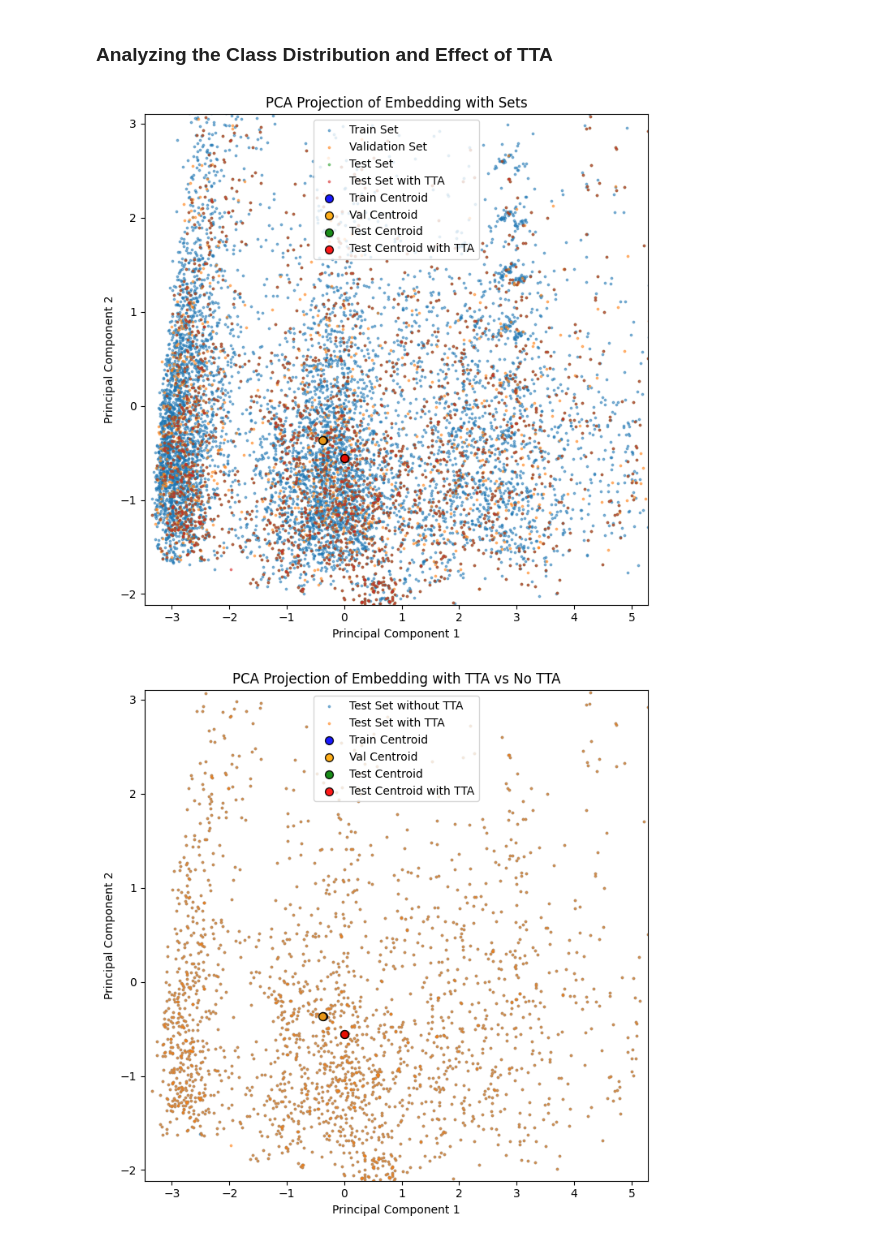
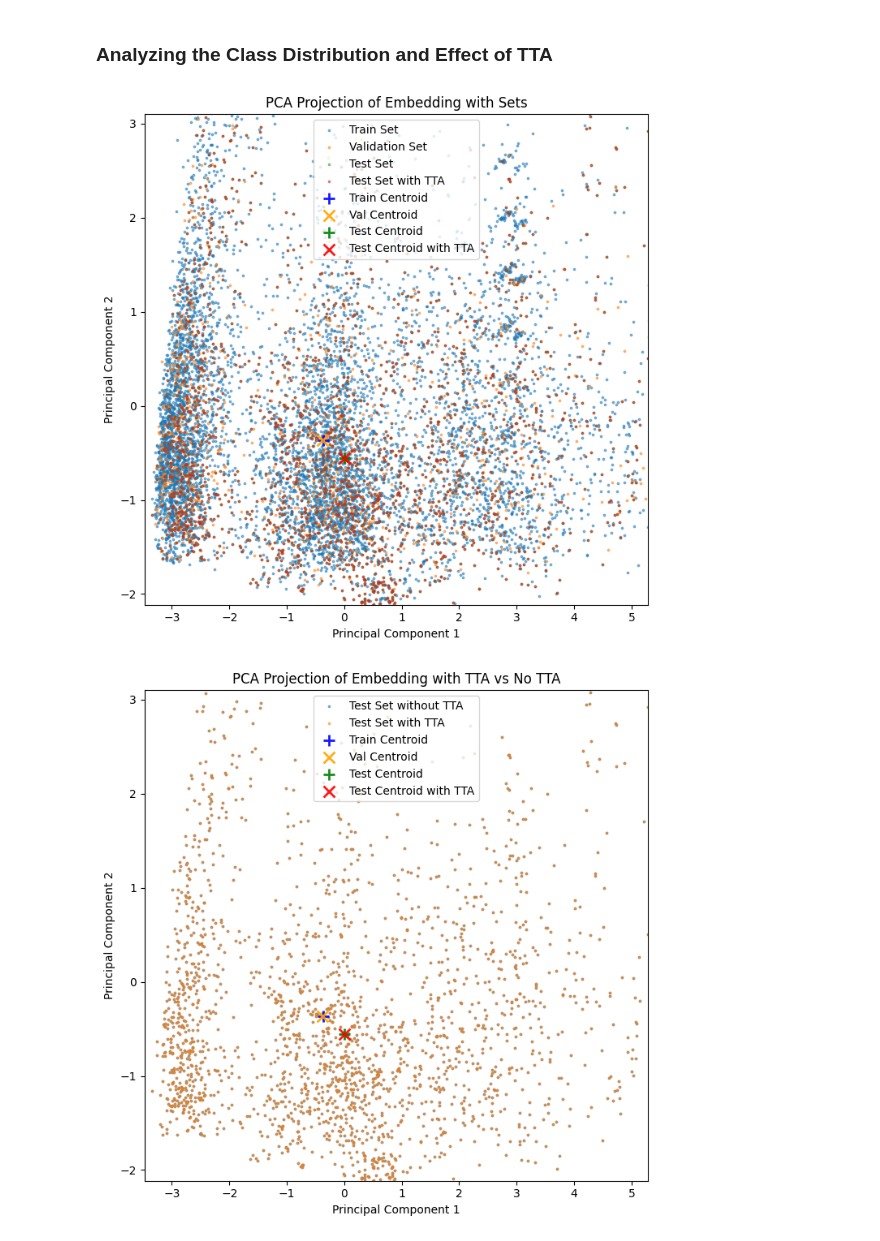
Before and after one commit to p0017/Molecular-Test-Time-Adaptation, a Jupyter notebook: Molecular-Test-TIme-Adaptation.ipynb, the cells around one changed output. Cells and saved outputs as stored; diff of their text form; code cells hidden in the pictures.

```diff
--- a/Molecular-Test-TIme-Adaptation.ipynb
+++ b/Molecular-Test-TIme-Adaptation.ipynb
@@ -533,9 +533,9 @@ learning_rate = 0.001
 alpha = 0.01 # Weighting the losses of the two tasks
 
 # If wanted, we can load an already trained model
-save_model = True  # Set to False if you don't want to save
-load_trained_model = False  # Set to True to skip training and load existing model
-save_plots = True
+save_model = False  # Set to False if you don't want to save
+load_trained_model = True  # Set to True to skip training and load existing model
+save_plots = False
 # %% [markdown]
 ### Loading and preprocessing the Data
 # %%
@@ -801,3 +769,8 @@ Epoch 49  Train Loss: 0.26  Val Loss: 0.86
 # %% [markdown]
 # Prediction
+# %%
+# Learning rate for the TTA step
+# Did a small experiment and found that the training learning rate works best for TTA as well
+# But the performance did not seem to change much with different learning rates
+TTA_leanring_rate = learning_rate
 # %%
@@ -884,7 +872,7 @@ MAE: 0.9773
 # %% [markdown]
 ### Getting the Embeddings
 # %%
-def embeddings_with_TTA(model, loader, alpha: float, lr: float=0.001):
+def embeddings_with_TTA(model, loader, alpha: float, lr: float):
     # Get embeddings with test-time adaptation (TTA)
     # We want a batch size of 1 for this
 
@@ -916,6 +904,7 @@ def embeddings_with_TTA(model, loader, alpha: float, lr: float=0.001):
         node_out, edge_out = model(batch)
         node_loss = loss(node_out, batch.x)
         edge_loss = loss(edge_out, batch.edge_attr)
+        # Losses get the same weighting as in the training step
         denoise_loss = alpha * (node_loss + edge_loss)
         denoise_loss.backward()
         optimizer.step()
@@ -962,6 +951,6 @@ test_embeddings_2d = pca.transform(np.array(test_embeddings))
 print(f"Explained variance ratio: {pca.explained_variance_ratio_}")
 
 # Also getting the test set embeddings after TTA
-test_embeddings_with_TTA = embeddings_with_TTA(best_model, test_loader, alpha=alpha)
+test_embeddings_with_TTA = embeddings_with_TTA(best_model, test_loader, alpha=alpha, lr=TTA_leanring_rate)
 test_embeddings_with_TTA_2d = pca.transform(np.array(test_embeddings_with_TTA))
 # %% [output]
@@ -1025,41 +1014,41 @@ plt.show()
 # %%
 # Plot the 2D embeddings using fig, ax
 fig, ax = plt.subplots(figsize=(7, 7))
 
 ax.scatter(train_embeddings_2d[:, 0], train_embeddings_2d[:, 1], alpha=0.5, label='Train Set', s=3)
 ax.scatter(val_embeddings_2d[:, 0], val_embeddings_2d[:, 1], alpha=0.5, label='Validation Set', s=3)
 ax.scatter(test_embeddings_2d[:, 0], test_embeddings_2d[:, 1], alpha=0.5, label='Test Set', s=3)
 ax.scatter(test_embeddings_with_TTA_2d[:, 0], test_embeddings_with_TTA_2d[:, 1], alpha=0.5, label='Test Set with TTA', s=3)
 
 # Calculate centroids with median insetad of mean since we have outliers
 train_centroid = np.median(train_embeddings_2d, axis=0)
 val_centroid = np.median(val_embeddings_2d, axis=0)
 test_centroid = np.median(test_embeddings_2d, axis=0)
 test_tta_centroid = np.median(test_embeddings_with_TTA_2d, axis=0)
 
 # Plot centroids with larger markers
-ax.scatter(train_centroid[0], train_centroid[1], s=50,
-           c='blue', marker='o', edgecolors='black', linewidths=1, label='Train Centroid', alpha=0.9)
-ax.scatter(val_centroid[0], val_centroid[1], s=50,
-           c='orange', marker='o', edgecolors='black', linewidths=1, label='Val Centroid', alpha=0.9)
-ax.scatter(test_centroid[0], test_centroid[1], s=50,
-           c='green', marker='o', edgecolors='black', linewidths=1, label='Test Centroid', alpha=0.9)
-ax.scatter(test_tta_centroid[0], test_tta_centroid[1], s=50,
-           c='red', marker='o', edgecolors='black', linewidths=1, label='Test Centroid with TTA', alpha=0.9)
+ax.scatter(train_centroid[0], train_centroid[1], s=100,
+           c='blue', marker='+', edgecolors='white', linewidths=2, label='Train Centroid', alpha=0.9)
+ax.scatter(val_centroid[0], val_centroid[1], s=100,
+           c='orange', marker='x', edgecolors='black', linewidths=2, label='Val Centroid', alpha=0.9)
+ax.scatter(test_centroid[0], test_centroid[1], s=100,
+           c='green', marker='+', edgecolors='black', linewidths=2, label='Test Centroid', alpha=0.9)
+ax.scatter(test_tta_centroid[0], test_tta_centroid[1], s=100,
+           c='red', marker='x', edgecolors='black', linewidths=2, label='Test Centroid with TTA', alpha=0.9)
 
 ax.legend()
 ax.set_title('PCA Projection of Embedding with Sets')
 ax.set_xlabel('Principal Component 1')
 ax.set_ylabel('Principal Component 2')
 ax.set_xlim(x_min - margin_x, x_max + margin_x)
 ax.set_ylim(y_min - margin_y, y_max + margin_y)
 
 plt.tight_layout()
 if save_plots:
     fig.savefig("figures/pca_sets.jpg", dpi=300)
 plt.show()
 # %% [output]
-[figure, old version]
+[figure, new version]
 # %%
 # Plot the 2D embeddings using fig, ax
 fig, ax = plt.subplots(figsize=(7, 7))
@@ -1067,14 +1056,14 @@ ax.scatter(test_embeddings_2d[:, 0], test_embeddings_2d[:, 1], alpha=0.5, label=
 ax.scatter(test_embeddings_with_TTA_2d[:, 0], test_embeddings_with_TTA_2d[:, 1], alpha=0.5, label='Test Set with TTA', s=3)
 
 # Plot centroids with larger markers
-ax.scatter(train_centroid[0], train_centroid[1], s=50,
-           c='blue', marker='o', edgecolors='black', linewidths=1, label='Train Centroid', alpha=0.9)
-ax.scatter(val_centroid[0], val_centroid[1], s=50,
-           c='orange', marker='o', edgecolors='black', linewidths=1, label='Val Centroid', alpha=0.9)
-ax.scatter(test_centroid[0], test_centroid[1], s=50,
-           c='green', marker='o', edgecolors='black', linewidths=1, label='Test Centroid', alpha=0.9)
-ax.scatter(test_tta_centroid[0], test_tta_centroid[1], s=50,
-           c='red', marker='o', edgecolors='black', linewidths=1, label='Test Centroid with TTA', alpha=0.9)
+ax.scatter(train_centroid[0], train_centroid[1], s=100,
+           c='blue', marker='+', edgecolors='white', linewidths=2, label='Train Centroid', alpha=0.9)
+ax.scatter(val_centroid[0], val_centroid[1], s=100,
+           c='orange', marker='x', edgecolors='black', linewidths=2, label='Val Centroid', alpha=0.9)
+ax.scatter(test_centroid[0], test_centroid[1], s=100,
+           c='green', marker='+', edgecolors='black', linewidths=2, label='Test Centroid', alpha=0.9)
+ax.scatter(test_tta_centroid[0], test_tta_centroid[1], s=100,
+           c='red', marker='x', edgecolors='black', linewidths=2, label='Test Centroid with TTA', alpha=0.9)
 
 ax.legend()
 ax.set_title('PCA Projection of Embedding with TTA vs No TTA')
@@ -1087,4 +1076,4 @@ plt.tight_layout()
 fig.savefig("figures/pca_sets_TTA_vs_no_TTA.jpg", dpi=300)
 plt.show()
 # %% [output]
-[figure, old version]
+[figure, new version]
```
Also changed, not shown: parts of 11 cells of this notebook, 2 other files.
